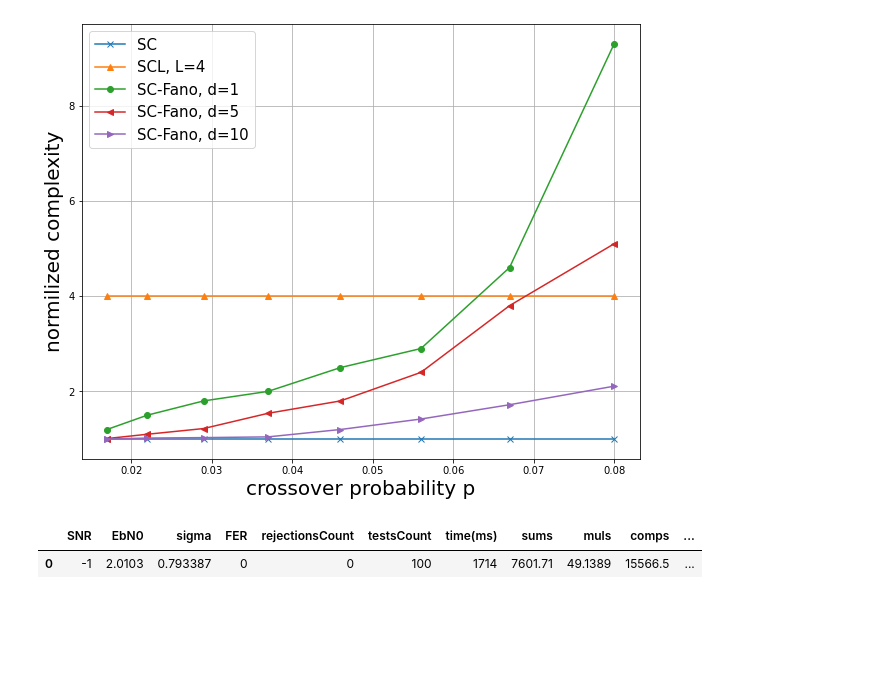
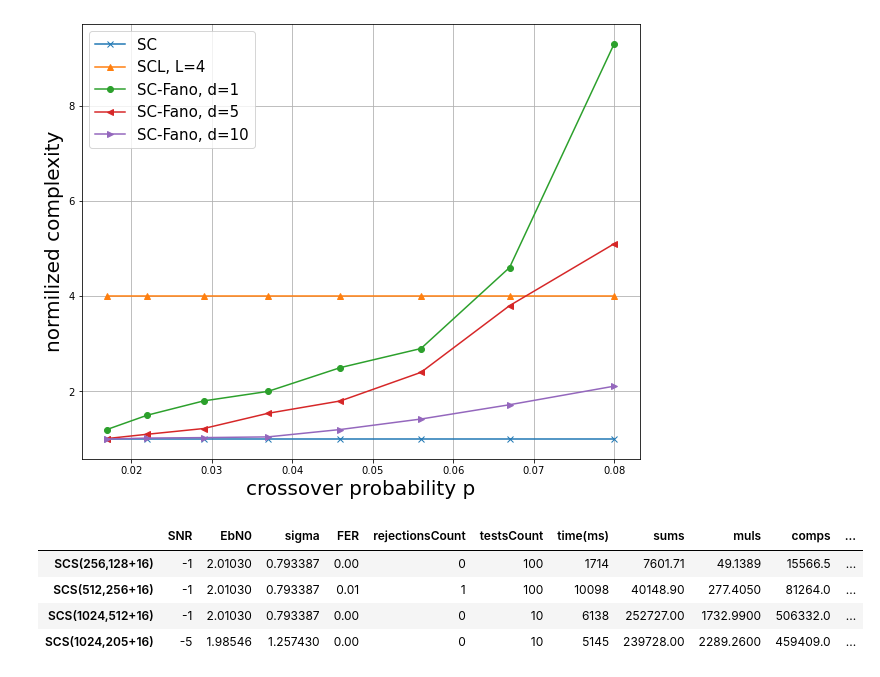
Before and after one commit to ISChetverikov/PolarCodes, a Jupyter notebook: results_plotting/PlotFerCurve.ipynb, the cells around one changed output. Cells and saved outputs as stored; diff of their text form; code cells hidden in the pictures; blank space fills up the shorter version.

```diff
--- a/results_plotting/PlotFerCurve.ipynb
+++ b/results_plotting/PlotFerCurve.ipynb
@@ -390,10 +390,17 @@ plt.savefig("PropNC.png");
 # %%
 scs1 = pd.read_csv("..//results//256//op_128.results", skipinitialspace=True, sep=',', comment='#')
 scs2 = pd.read_csv("..//results//512//op_256.results", skipinitialspace=True, sep=',', comment='#')
 scs3 = pd.read_csv("..//results//1024//op_512.results", skipinitialspace=True, sep=',', comment='#')
 scs4 = pd.read_csv("..//results//1024//op_205.results", skipinitialspace=True, sep=',', comment='#')
 
-scs1
+scs1.index = ["SCS(256,128+16)"]
+
+scs = pd.concat([scs1, scs2, scs3, scs4])
+scs.index = ["SCS(256,128+16)","SCS(512,256+16)","SCS(1024,512+16)","SCS(1024,205+16)"]
+scs
 # %% [output]
 |  | SNR | EbN0 | sigma | FER | rejectionsCount | testsCount | time(ms) | sums | muls | comps | ... |
-| 0 | -1 | 2.0103 | 0.793387 | 0 | 0 | 100 | 1714 | 7601.71 | 49.1389 | 15566.5 | ... |
+| SCS(256,128+16) | -1 | 2.01030 | 0.793387 | 0.00 | 0 | 100 | 1714 | 7601.71 | 49.1389 | 15566.5 | ... |
+| SCS(512,256+16) | -1 | 2.01030 | 0.793387 | 0.01 | 1 | 100 | 10098 | 40148.90 | 277.4050 | 81264.0 | ... |
+| SCS(1024,512+16) | -1 | 2.01030 | 0.793387 | 0.00 | 0 | 10 | 6138 | 252727.00 | 1732.9900 | 506332.0 | ... |
+| SCS(1024,205+16) | -5 | 1.98546 | 1.257430 | 0.00 | 0 | 10 | 5145 | 239728.00 | 2289.2600 | 459409.0 | ... |
```
Also changed, not shown: 11 other files.
